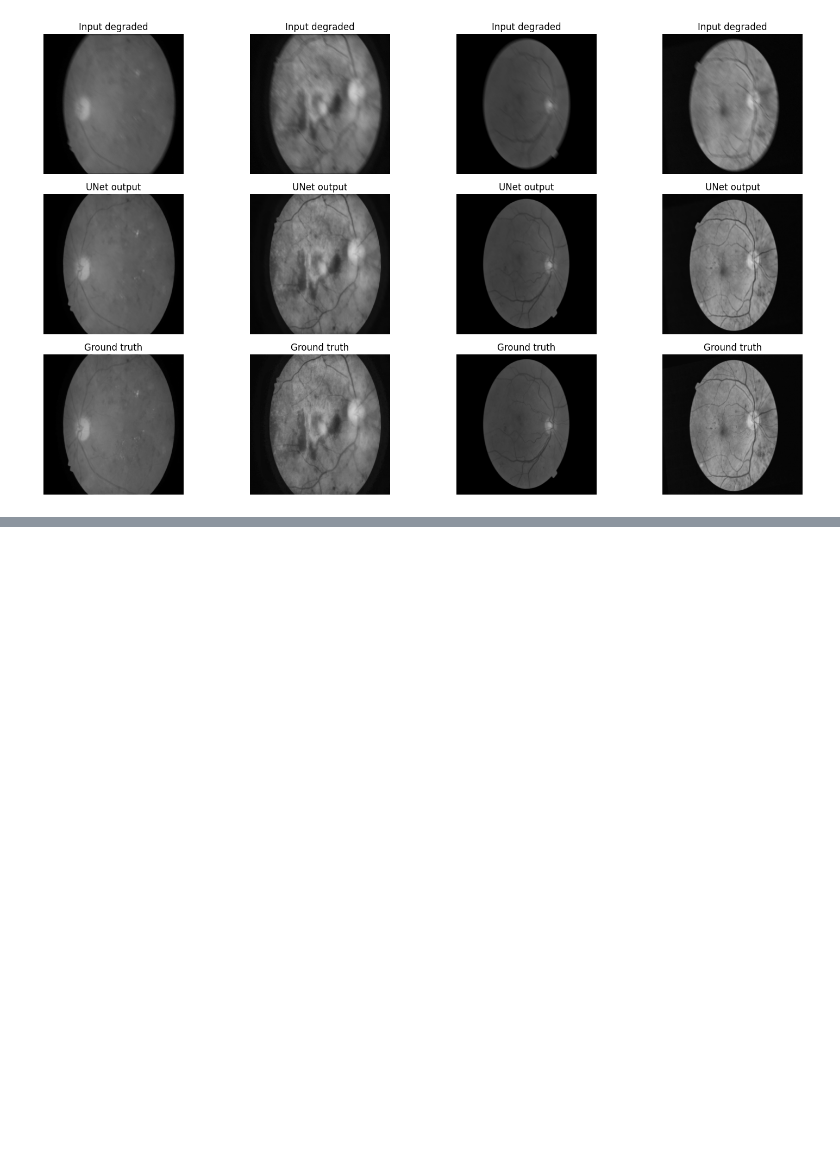
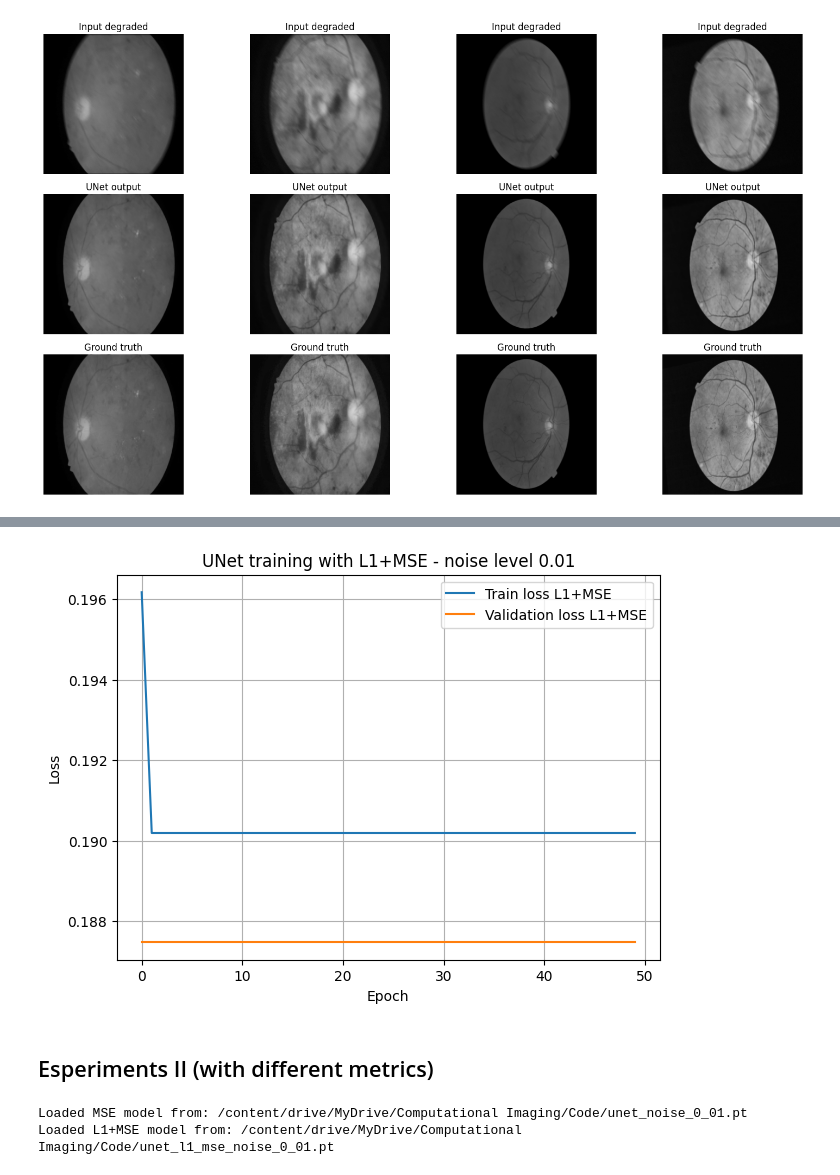
Before and after one commit to bonfito/GroupF, a Jupyter notebook: Notebooks/uNet.ipynb, the cells around one changed output, grey strips where cells are left out. Drawn from its saved outputs; the diff is of its cells as text; code cells hidden in the pictures; blank space fills up the shorter version.

```diff
--- a/Notebooks/uNet.ipynb
+++ b/Notebooks/uNet.ipynb
@@ -434,0 +545,53 @@ Average PSNR UNet output: 45.32774353027344
+# %%
+# ============================================================
+# PLOT L1 + MSE TRAINING LOSSES
+# ============================================================
+
+plt.figure(figsize=(7, 5))
+plt.plot(train_losses_l1_mse, label="Train loss L1+MSE")
+plt.plot(val_losses_l1_mse, label="Validation loss L1+MSE")
+plt.xlabel("Epoch")
+plt.ylabel("Loss")
+plt.title(f"UNet training with L1+MSE - noise level {noise_level}")
+plt.legend()
+plt.grid(True)
+plt.show()
+# %% [output]
+[figure, added]
+# %% [markdown]
+## Esperiments  II (with different metrics)
+# %%
+# ============================================================
+# FINAL COMPARISON: MSE UNET VS L1+MSE UNET
+# ============================================================
+
+# Path of the first model trained with MSE
+best_model_path_mse = WORK_DIR / f"unet_noise_{str(noise_level).replace('.', '_')}.pt"
+
+# Load MSE model
+model_mse = UNet(
+    in_channels=1,
+    out_channels=1,
+    features=(32, 64, 128, 256),
+).to(device)
+
+checkpoint_mse = torch.load(best_model_path_mse, map_location=device)
+model_mse.load_state_dict(checkpoint_mse["model_state_dict"])
+model_mse.eval()
+
+# Load L1+MSE model
+model_l1_mse_eval = UNet(
+    in_channels=1,
+    out_channels=1,
+    features=(32, 64, 128, 256),
+).to(device)
+
+checkpoint_l1_mse = torch.load(best_model_path_l1_mse, map_location=device)
+model_l1_mse_eval.load_state_dict(checkpoint_l1_mse["model_state_dict"])
+model_l1_mse_eval.eval()
+
+print("Loaded MSE model from:", best_model_path_mse)
+print("Loaded L1+MSE model from:", best_model_path_l1_mse)
+# %% [output]
+Loaded MSE model from: /content/drive/MyDrive/Computational Imaging/Code/unet_noise_0_01.pt
+Loaded L1+MSE model from: /content/drive/MyDrive/Computational Imaging/Code/unet_l1_mse_noise_0_01.pt
```
Also changed, not shown: parts of 6 cells of this notebook, 1 other file.
